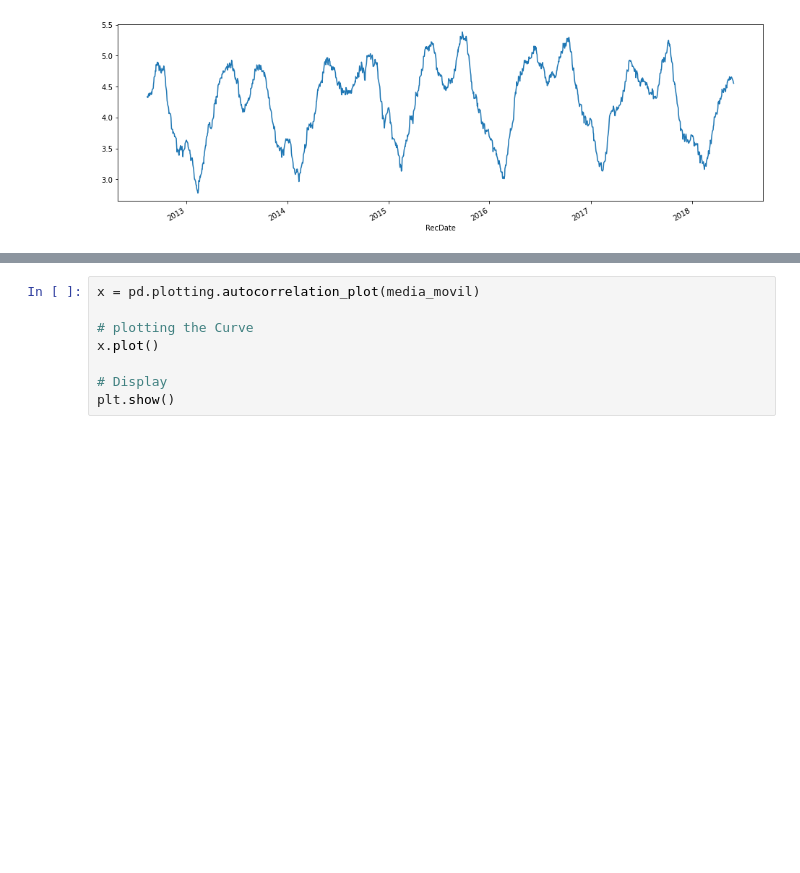
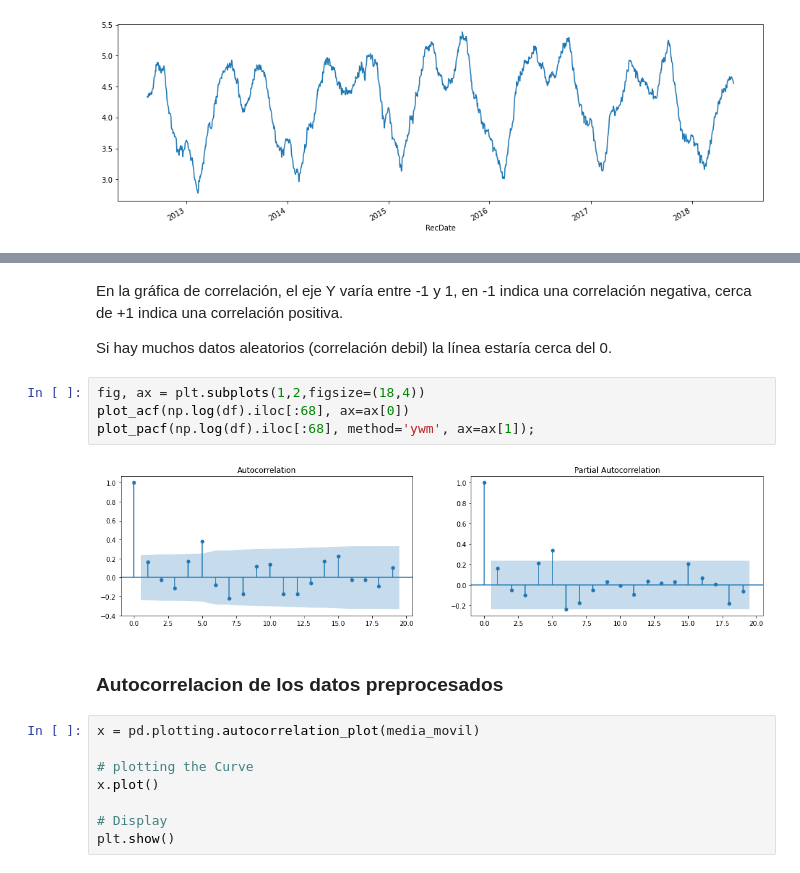
Before and after one commit to florvela/Time-Series-CEIA, a Jupyter notebook: tp_final/tp_final.ipynb, the cells around one changed output, grey strips where cells are left out. Saved outputs shown, nothing was run; the diff lists cells and outputs as text; blank space fills up the shorter version.

```diff
--- a/tp_final/tp_final.ipynb
+++ b/tp_final/tp_final.ipynb
@@ -185,3 +202,15 @@ media_movil.plot()
+# %% [markdown]
+En la gráfica de correlación, el eje Y varía entre -1 y 1, en -1 indica una correlación negativa, cerca de +1 indica una correlación positiva.
+
+Si hay muchos datos aleatorios (correlación debil) la línea estaría cerca del 0.
+# %%
+fig, ax = plt.subplots(1,2,figsize=(18,4))
+plot_acf(np.log(df).iloc[:68], ax=ax[0])
+plot_pacf(np.log(df).iloc[:68], method='ywm', ax=ax[1]);
+# %% [output]
+[figure, added]
+# %% [markdown]
+### Autocorrelacion de los datos preprocesados
 # %%
 x = pd.plotting.autocorrelation_plot(media_movil)
 
```
Also changed, not shown: parts of 6 cells of this notebook.
